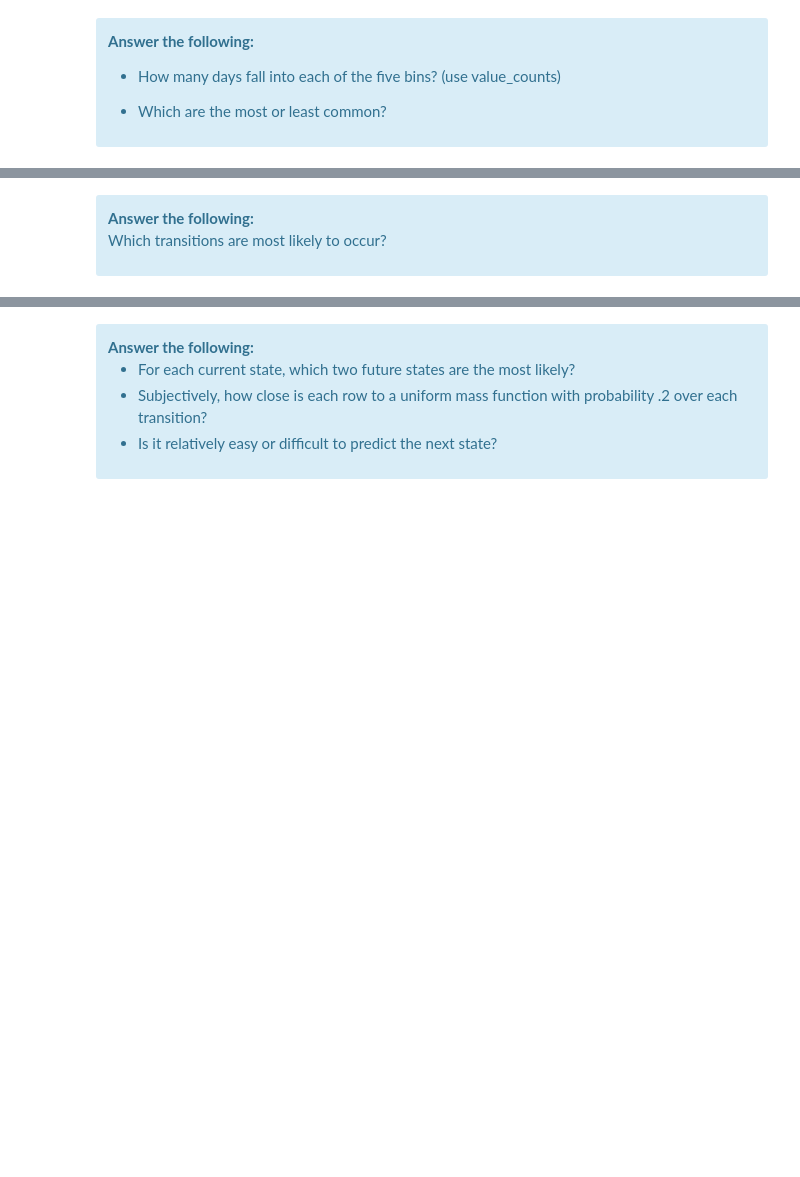
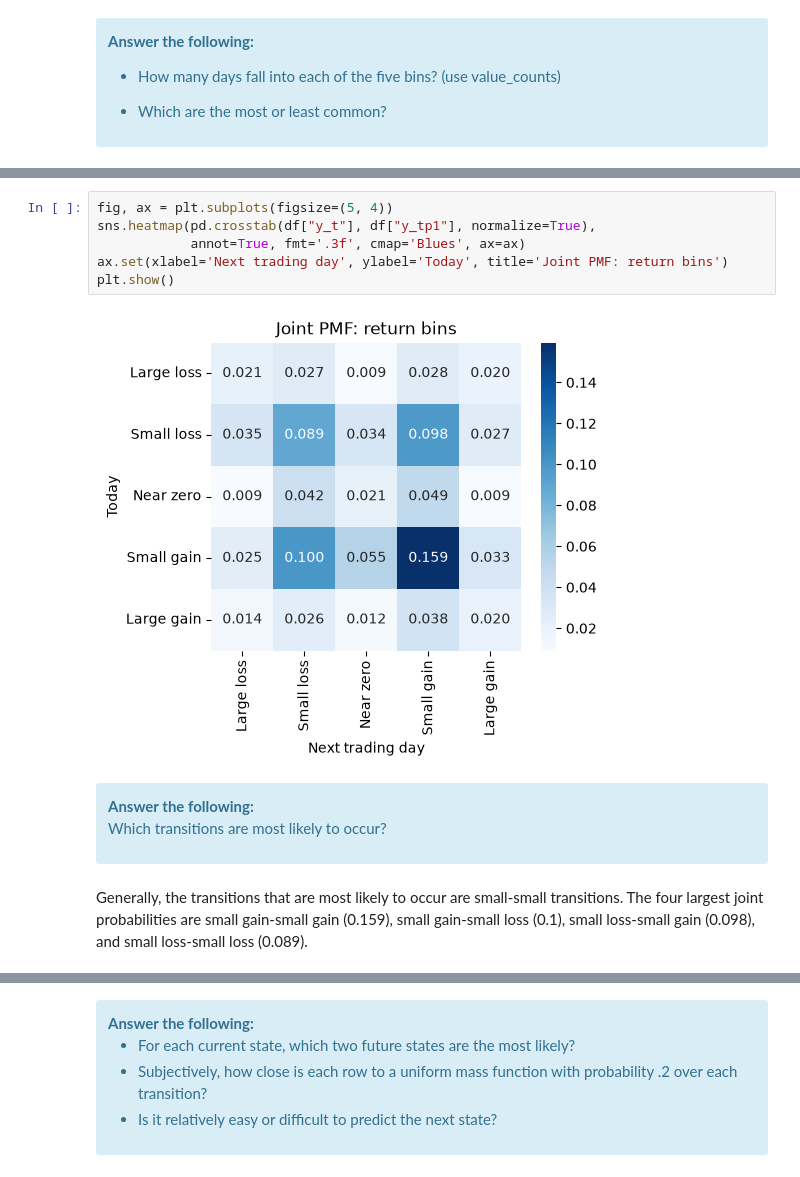
Before and after one commit to ajkrays/UU_F26_templates, a Jupyter notebook: Week09/Thursday_lab/lab08.ipynb, the cells around one changed output, grey strips where cells are left out. Saved outputs shown, nothing was run; the diff lists cells and outputs as text; blank space fills up the shorter version.

```diff
--- a/Week09/Thursday_lab/lab08.ipynb
+++ b/Week09/Thursday_lab/lab08.ipynb
@@ -117,8 +218,18 @@ df['return_bin'] = #TODO use pd.cut to make return bins with the categories abov
+# %%
+fig, ax = plt.subplots(figsize=(5, 4))
+sns.heatmap(pd.crosstab(df["y_t"], df["y_tp1"], normalize=True),
+            annot=True, fmt='.3f', cmap='Blues', ax=ax)
+ax.set(xlabel='Next trading day', ylabel='Today', title='Joint PMF: return bins')
+plt.show()
+# %% [output]
+[figure, added]
 # %% [markdown]
 <div class='alert alert-info'><b>Answer the following:</b>
 
 Which transitions are most likely to occur?
 
 </div>
+# %% [markdown]
+Generally, the transitions that are most likely to occur are small-small transitions. The four largest joint probabilities are small gain-small gain (0.159), small gain-small loss (0.1), small loss-small gain (0.098), and small loss-small loss (0.089).
 # %%
 #conditional PMF
```
Also changed, not shown: parts of 47 cells of this notebook.
